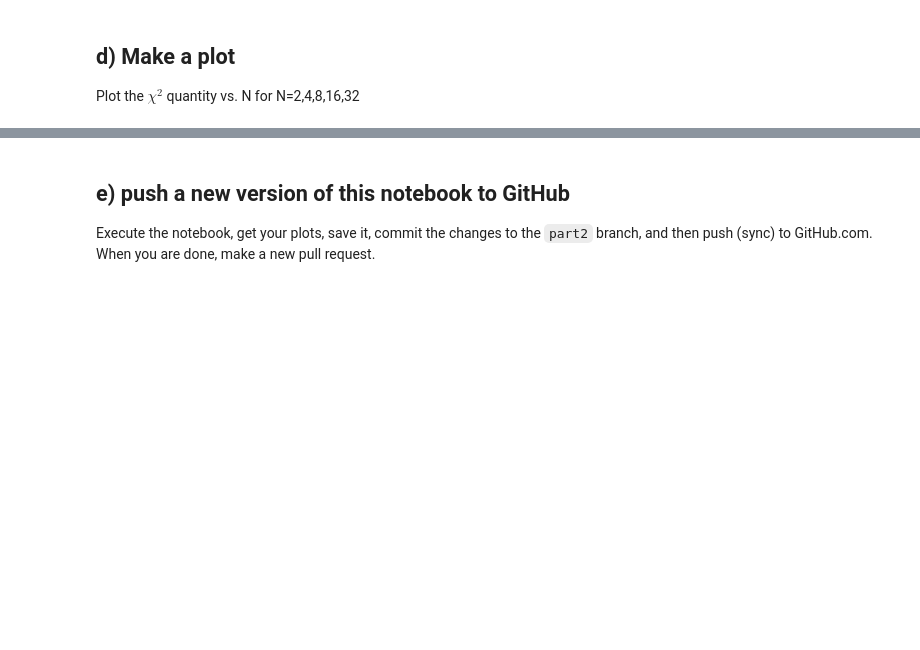
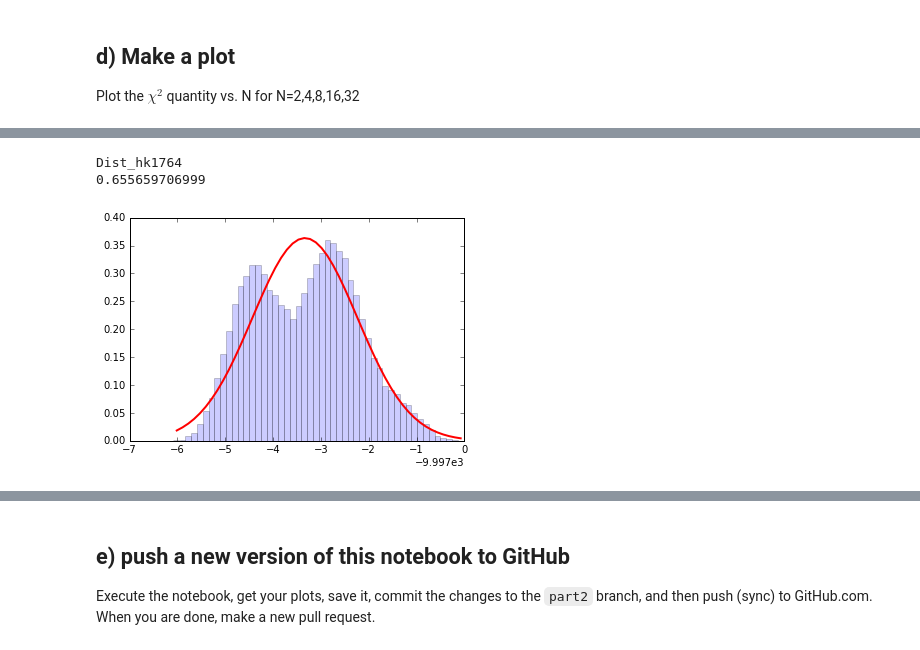
Before and after one commit to cranmer/intro-exp-phys-II, a Jupyter notebook: Central-Limit-Theorem.ipynb, the cells around one changed output, grey strips where cells are left out. Drawn from its saved outputs; the diff is of its cells as text; code cells hidden in the pictures; blank space fills up the shorter version.

```diff
--- a/Central-Limit-Theorem.ipynb
+++ b/Central-Limit-Theorem.ipynb
@@ -371,0 +380,6 @@ do_random_convolution_with_chi2(ok_distributions_list,2)
+# %%
+do_random_convolution_with_chi2(ok_distributions_list,4)
+# %% [output]
+Dist_hk1764
+0.655659706999
+[figure, added]
```
Also changed, not shown: parts of 16 cells of this notebook.
